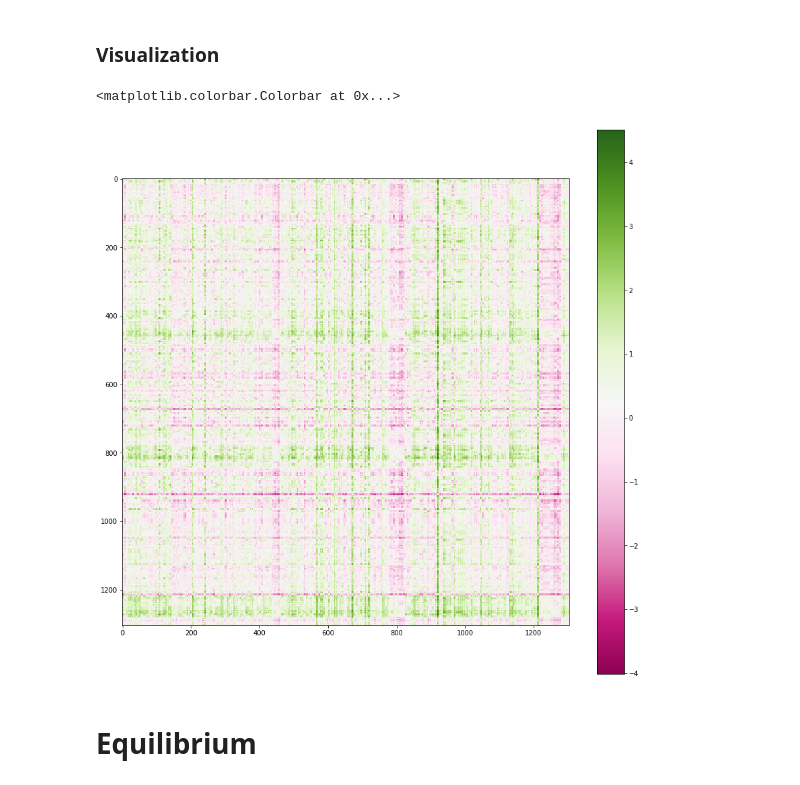
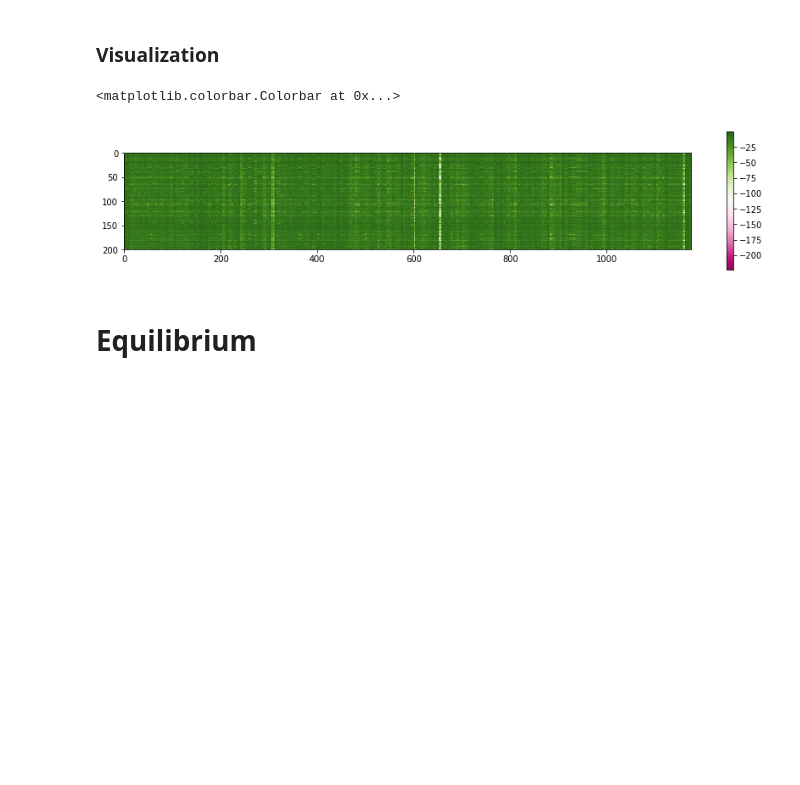
Before and after one commit to WenjieZ/pokemongo, a Jupyter notebook: pokemongo.ipynb, the cells around one changed output. Cells and saved outputs as stored; diff of their text form; code cells hidden in the pictures; blank space fills up the shorter version.

```diff
--- a/pokemongo.ipynb
+++ b/pokemongo.ipynb
@@ -36,3 +38,5 @@ effi **= np.log(1.6) / np.log(1.4)
+# %%
+gym = pd.read_csv('gym.csv', header=0, usecols=[1, 2], index_col='Name')
 # %% [markdown]
 # Data Transform
 # %%
@@ -86,11 +85,17 @@ payoff = np.zeros((n, n))
+# %%
+attack = pokemon.loc[gym.Gym == 1]
+defend = species.loc[gym[gym.Gym == 1].index]
+defend = defend[defend.Final == 1]
+m, n = len(attack), len(defend)
+payoff = np.zeros((m, n))
 # %% [markdown]
 ### Computation
 # %%
-for i in range(n):
+for i in range(m):
     for j in range(n):
-        attacker, defender = pokemon.iloc[i], pokemon.iloc[j]
-        attacker_power = attacker.Atk * attacker.Def * attacker.Sta
-        defender_power = defender.Atk * defender.Def * defender.Sta * 2
+        attacker, defender = attack.iloc[i], defend.iloc[j]
+        attacker_stats = attacker.Atk
+        defender_stats = defender.Def * defender.Sta
 
         fast_damage = attacker.Power1 * attacker.Stab1 * effi.loc[attacker.Type_F, defender.Type1] * effi.loc[attacker.Type_F, defender.Type2]
         charge_damage= attacker.Power2 * attacker.Stab2 * effi.loc[attacker.Type_C, defender.Type1] * effi.loc[attacker.Type_C, defender.Type2]
@@ -98,21 +103,21 @@ for i in range(n):
         attacker_dps = (fast_damage + weight * charge_damage) / (attacker.Time1 + weight * attacker.Time2)
         attacker_dps = max(attacker_dps, fast_damage / attacker.Time1)
 
-        fast_damage = defender.Power1 * defender.Stab1 * effi.loc[defender.Type_F, attacker.Type1] * effi.loc[defender.Type_F, attacker.Type2]
-        charge_damage= defender.Power2 * defender.Stab2 * effi.loc[defender.Type_C, attacker.Type1] * effi.loc[defender.Type_C, attacker.Type2]
-        weight = defender.Energy1 / defender.Energy2
-        defender_dps = (fast_damage + weight * charge_damage) / (defender.Time1 + 2 + weight * (defender.Time2 + 2))
+#        fast_damage = defender.Power1 * defender.Stab1 * effi.loc[defender.Type_F, attacker.Type1] * effi.loc[defender.Type_F, attacker.Type2]
+#        charge_damage= defender.Power2 * defender.Stab2 * effi.loc[defender.Type_C, attacker.Type1] * effi.loc[defender.Type_C, attacker.Type2]
+#        weight = defender.Energy1 / defender.Energy2
+#        defender_dps = (fast_damage + weight * charge_damage) / (defender.Time1 + 2 + weight * (defender.Time2 + 2))
 
-        payoff[i, j] = np.log(attacker_power * attacker_dps / defender_power / defender_dps)
+        payoff[i, j] = - defender_stats / attacker_stats / attacker_dps
 # %% [markdown]
 ### Visualization
 # %%
-plt.figure(figsize=(15, 15))
-plt.imshow(payoff, cmap='PiYG')
+plt.figure(figsize=(15, 3))
+plt.imshow(payoff.T, cmap='PiYG')
 plt.colorbar()
 # %% [output]
 <matplotlib.colorbar.Colorbar at 0x...>
-[figure, old version]
+[figure, new version]
 # %% [markdown]
 # Equilibrium
 # %% [markdown]
```
Also changed, not shown: parts of 6 cells of this notebook, 10 other files.
